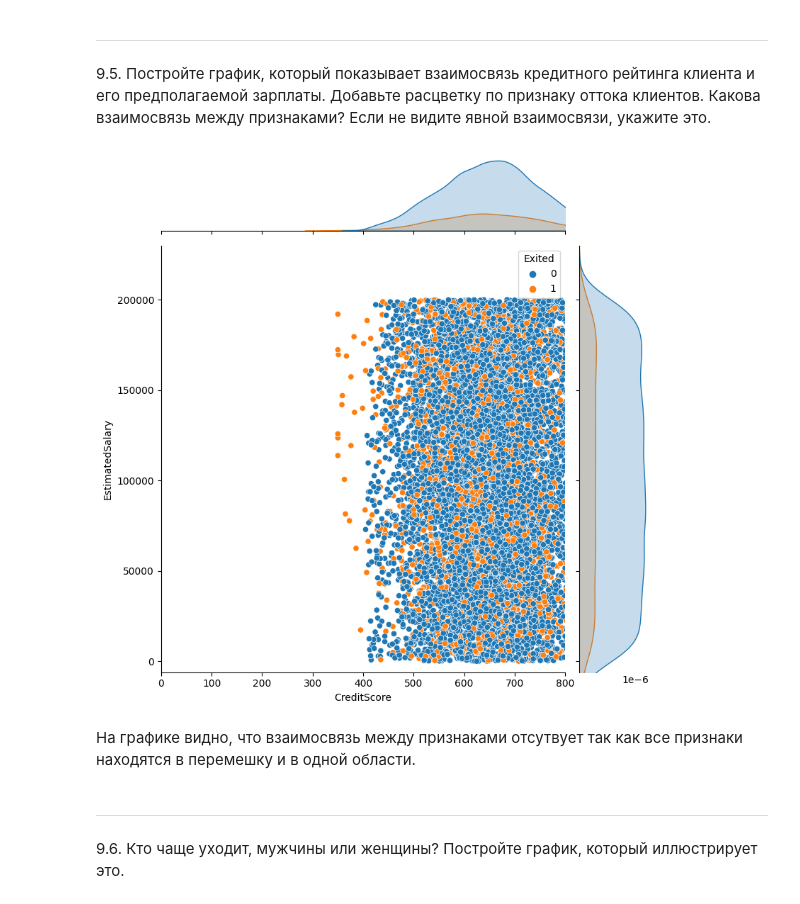
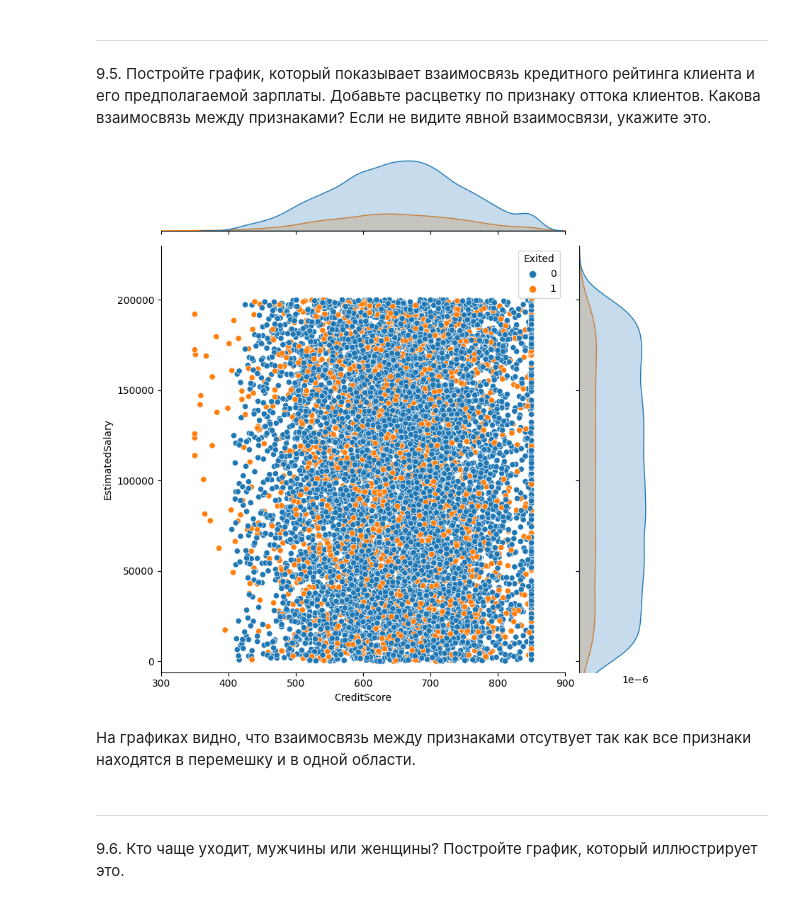
Before and after one commit to Gor36/Final_task_2, a Jupyter notebook: Task_2.ipynb, the cells around one changed output. Saved outputs shown, nothing was run; the diff lists cells and outputs as text; code cells hidden in the pictures.

```diff
--- a/Task_2.ipynb
+++ b/Task_2.ipynb
@@ -248,19 +246,29 @@ boxplot = sns.boxplot(
 # %%
 jointplot = sns.jointplot(
     data=churn_data,
     x='CreditScore',
     y='EstimatedSalary',
     hue='Exited',# группировочный категориальный признак, который позволяет строить отдельный
     #график для каждой категории (не стоит использовать его для гистограмм, но он широко
     #используется для других видов графиков в Seaborn);
-    xlim = (0, 800),#размер оси х
+    xlim = (300, 900),#размер оси х
     ylim = (-6000, 230000),#размер оси у
     height=8,#отвечает за высоту и ширину графика
 )
+
+
+fig = px.scatter(
+     data_frame=churn_data,
+     x = 'EstimatedSalary',
+     y = 'CreditScore',
+     color='Exited',
+     title='Взаимосвязь кредитного рейтинга клиента и его предполагаемой зарплаты'
+)
+fig.show()
 # %% [output]
-[figure, old version]
+[figure, new version]
 # %% [markdown]
-На графике видно, что взаимосвязь между признаками отсутвует так как все признаки находятся в перемешку и в одной области.
+На графиках видно, что взаимосвязь между признаками отсутвует так как все признаки находятся в перемешку и в одной области.
 # %% [markdown]
 ---------------
 9.6. Кто чаще уходит, мужчины или женщины? Постройте график, который иллюстрирует это.
```
Also changed, not shown: parts of 4 cells of this notebook.
